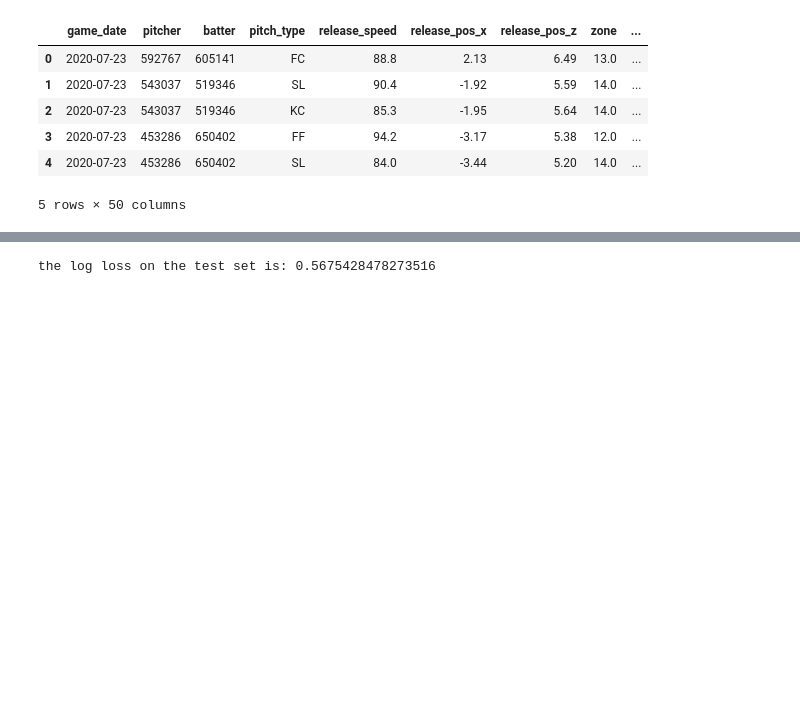
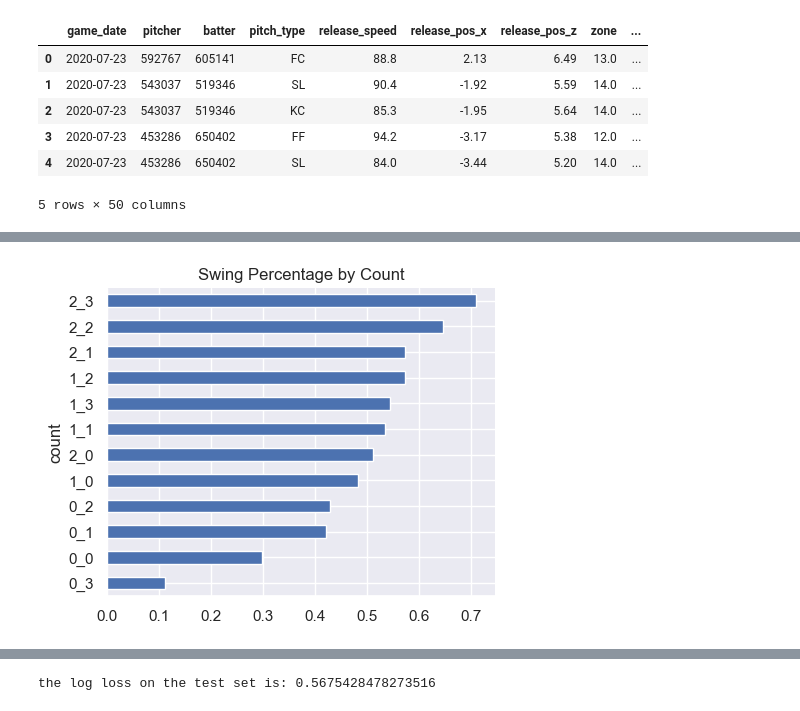
Before and after one commit to yaobviously/nick_wan_home_runs, a Jupyter notebook: nick_wan_swing.ipynb, the cells around one changed output, grey strips where cells are left out. Drawn from its saved outputs; the diff is of its cells as text; code cells hidden in the pictures; blank space fills up the shorter version.

```diff
--- a/nick_wan_swing.ipynb
+++ b/nick_wan_swing.ipynb
@@ -98,3 +138,18 @@ df['below_szbot'] = (df['sz_bot'] >= df['plate_z']).astype(int)
 
 # simple binary for 'over plate' when it crosses plate
 df['over_plate'] = abs(df['plate_x']) <= 0.83
+# %%
+count_df = df.groupby('count')['swing'].mean().to_frame()
+count_df.sort_values(by='swing', ascending=True, inplace=True)
+
+fig, ax = plt.subplots(figsize=(5,4))
+
+count_df.plot(kind='barh', ax=ax)
+
+ax.legend_.remove()
+sns.despine()
+plt.title("Swing Percentage by Count")
+
+plt.show()
+# %% [output]
+[figure, added]
```
Also changed, not shown: parts of 34 cells of this notebook.
